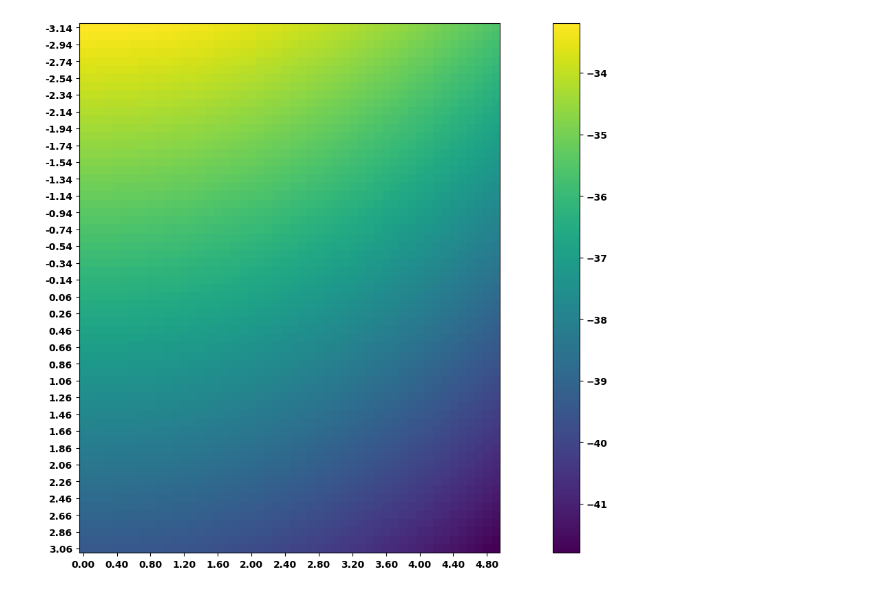
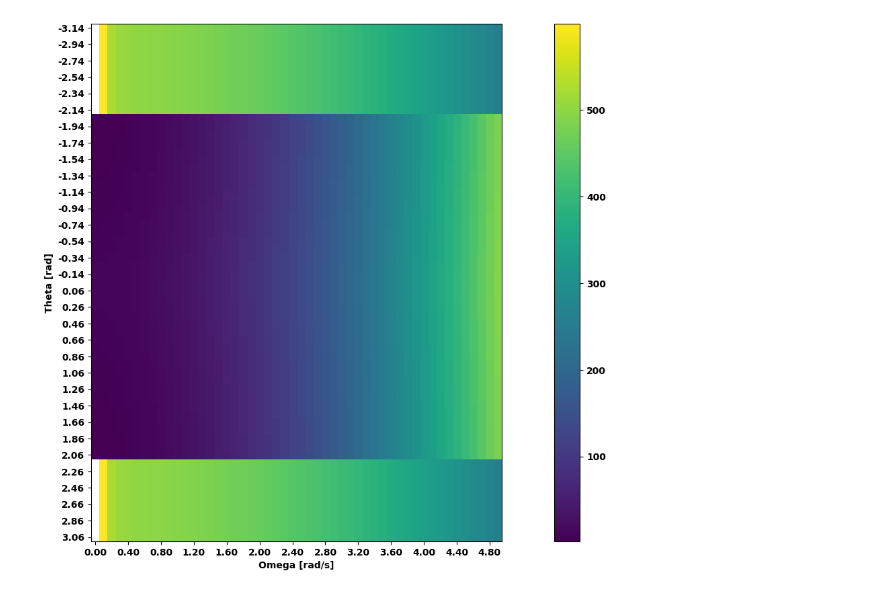
Before and after one commit to Erick-Hoogstrate/5SC28, a Jupyter notebook: reward_fun.ipynb, the cells around one changed output. Drawn from its saved outputs; the diff is of its cells as text; code cells hidden in the pictures.

```diff
--- a/reward_fun.ipynb
+++ b/reward_fun.ipynb
@@ -13,23 +26,45 @@ class Data:
     th = None
     omega = None
     u = None
+# %%
+
+def plot_rewards(rewards, theta_list, omega_list):
+    format_values = lambda lst: [f'{x:.2f}' for x in lst]
+    plt.figure(figsize=(20,10))
+    y_inc=2
+    x_inc=4
+    _ = plt.imshow(rewards)
+    _ = plt.xticks([*range(len(omega_list))][::x_inc],format_values(omega_list)[::x_inc])
+    _ = plt.yticks([*range(len(theta_list))][::y_inc],format_values(theta_list)[::y_inc])
+    _ = plt.colorbar()
+    _ = plt.xlabel('Omega [rad/s]')
+    _ = plt.ylabel('Theta [rad]')
+# %%
+def normalise_angle(theta):
+    return ((theta)%(2*np.pi))-np.pi
+
+def compute_reward(self):
+    q=normalise_angle(self.th)
+    if abs(q)<np.pi/3:
+        return 500 - 10*self.omega**2 +(self.u/self.omega)**2
+    else:
+        return q**2+20*self.omega**2+self.u**2 # +10*(self.u/self.omega)**2
 # %%
-reward_fun=lambda self: -((self.th-np.pi)%(2*np.pi)**2 + 0.1 * self.omega**2 + 0.001 * self.u**2)
-
+target_angle=np.pi
+reward_fun=lambda self: -((np.cos(self.th/2))**2  + 0.1 * self.omega**2 + 0.001 * self.u**2)
+# reward_fun=lambda self:  np.cos(self.th)*self.omega**2
+angle_reward = lambda self: ((np.cos(self.th-target_angle)+1.5)**2 - 0.25)
+correctVelocity_reward = lambda self: 0.00125*(((np.cos(self.th)+1)/2)*(self.omega)**2)
+voltage_penalty = lambda self: -0.01*((self.u)**2)
+reward_fun = lambda self: angle_reward(self) + correctVelocity_reward(self) + voltage_penalty(self)
+reward_fun = lambda self: compute_reward(self)
 for i in range(rewards.shape[0]):
     for j in range(rewards.shape[1]):
         data=Data()
         data.th, data.omega=theta_list[i], omega_list[j]
         data.u=1
         rewards[i,j] = reward_fun(data)
+
+plot_rewards(rewards, theta_list, omega_list)
+# %% [output]
+[figure, added]
-# %%
-format_values = lambda lst: [f'{x:.2f}' for x in lst]
-plt.figure(figsize=(20,10))
-y_inc=2
-x_inc=4
-_ = plt.imshow(rewards)
-_ = plt.xticks([*range(len(omega_list))][::x_inc],format_values(omega_list)[::x_inc])
-_ = plt.yticks([*range(len(theta_list))][::y_inc],format_values(theta_list)[::y_inc])
-_ = plt.colorbar()
-# %% [output]
-[figure, removed]
```
Also changed, not shown: parts of 1 cell of this notebook, 4 other files.
